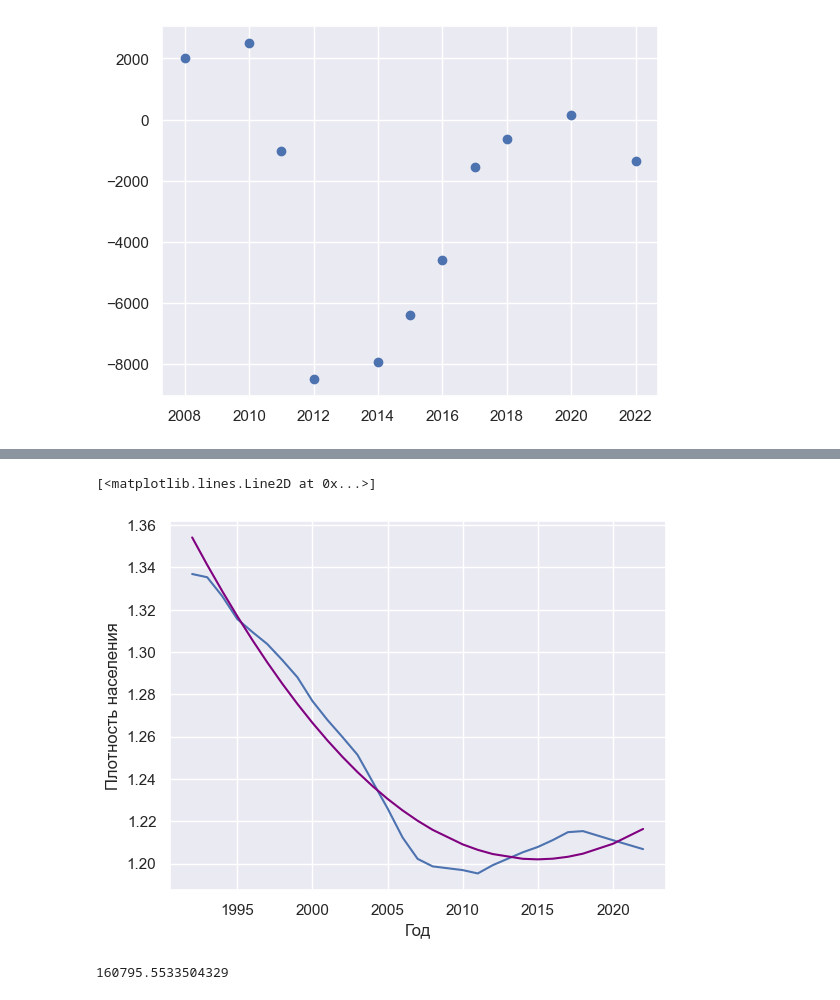
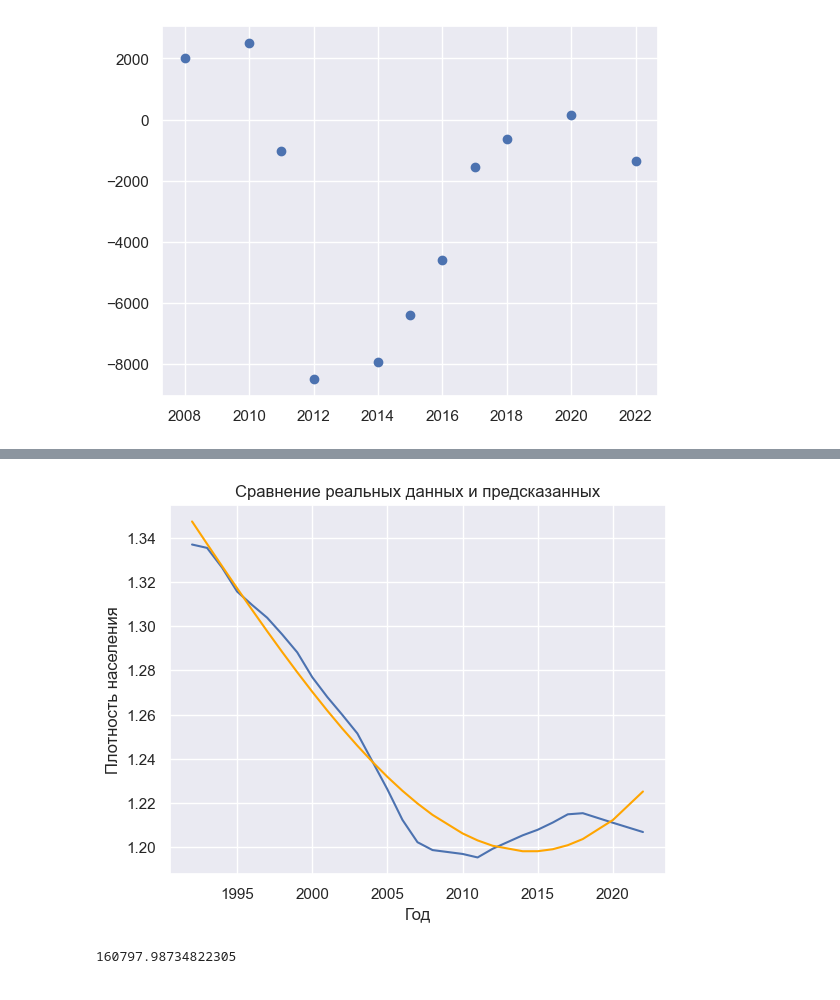
Before and after one commit to sinhropter/project_ppsh, a Jupyter notebook: work_with_date.ipynb, the cells around one changed output, grey strips where cells are left out. Saved outputs shown, nothing was run; the diff lists cells and outputs as text; code cells hidden in the pictures.

```diff
--- a/work_with_date.ipynb
+++ b/work_with_date.ipynb
@@ -204,8 +188,6 @@ plt.show()
 [figure]
 # %%
 sns.set_theme(style="darkgrid")
-# %%
-sns.set_theme(style="darkgrid")
 # %%
 sns.barplot(x = sf["Год"], y = sf["Численность"])
 plt.xticks(rotation = 90)
@@ -557,7 +539,7 @@ df1
 | 28 | 2020 | 2866255 | 0 | 1.211025 | 2366,8 | FALSE | 17.0 | ... |
 | 30 | 2022 | 2856326 | 0 | 1.206830 | 2366,8 | плотность увеличилась | 14.5 | ... |
 # %%
-x = np.array(df1["Год"])
+x = np.array(df1["Год"]).reshape((-1, 1))
 y = np.array(df1["Плотность населения"])
 print(x)
 print(y)
@@ -577,11 +569,11 @@ from sklearn.preprocessing import PolynomialFeatures
 from sklearn.linear_model import LinearRegression
 
 
-p = PolynomialFeatures(degree = 2, include_bias = False)
+p = PolynomialFeatures(degree = 4, include_bias = False, interaction_only=False)
 
 
 pf = p.fit_transform(x.reshape((-1, 1)))
-
+print(pf)
 
 prm = LinearRegression()
 prm.fit(pf, y)
@@ -593,16 +602,17 @@ LinearRegression()
 # %%
 y_predicted = prm.predict(pf)
 
 plt.xlabel("Год")
 plt.ylabel("Плотность населения")
-plt.plot(x, y)
 
-plt.plot(x, y_predicted, color='purple')
+plt.title("Сравнение реальных данных и предсказанных")
+plt.plot(x, y, label='Реальные данные')
+plt.plot(x, y_predicted, color='orange', label='Предсказанные данные')
+plt.show()
 # %% [output]
-[<matplotlib.lines.Line2D at 0x...>]
-[figure, old version]
+[figure, new version]
 # %%
 from sklearn.metrics import mean_absolute_percentage_error as mape
 mape(y_predicted, x)*100
 # %% [output]
-160795.5533504329
+160797.98734822305
```
Also changed, not shown: parts of 9 cells of this notebook.
